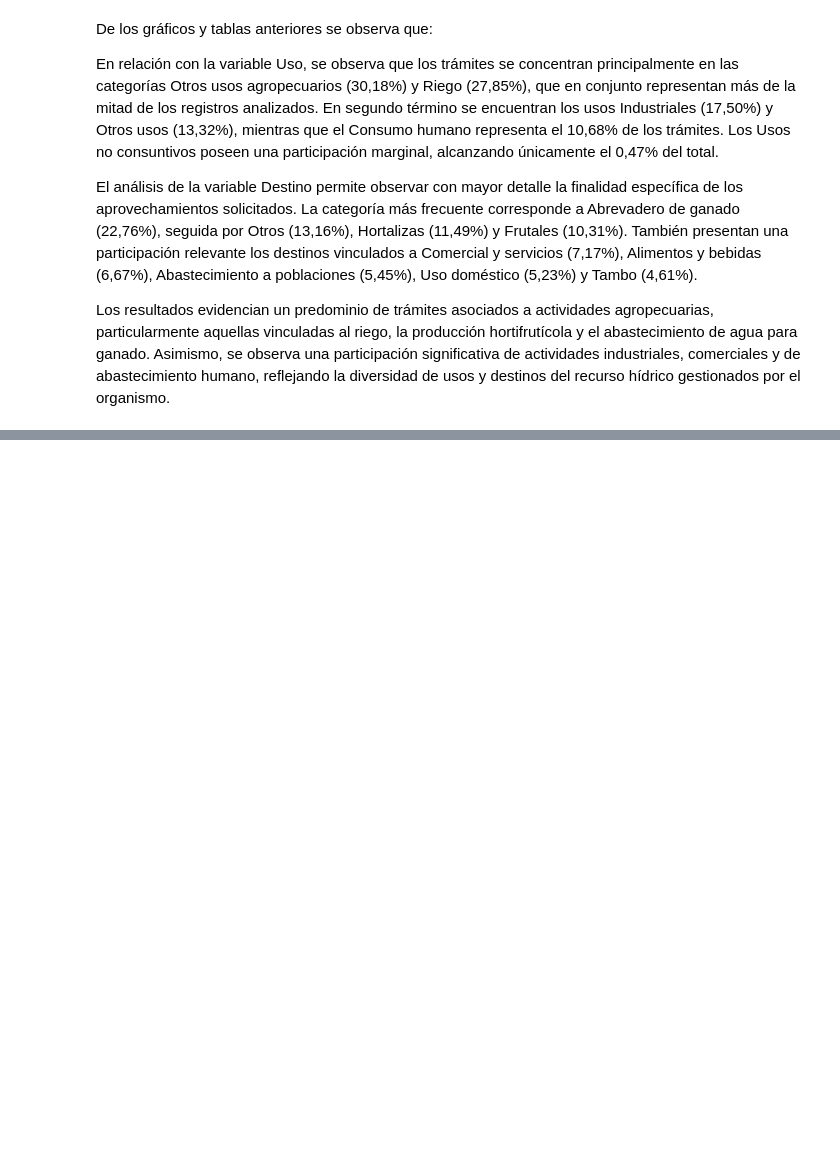
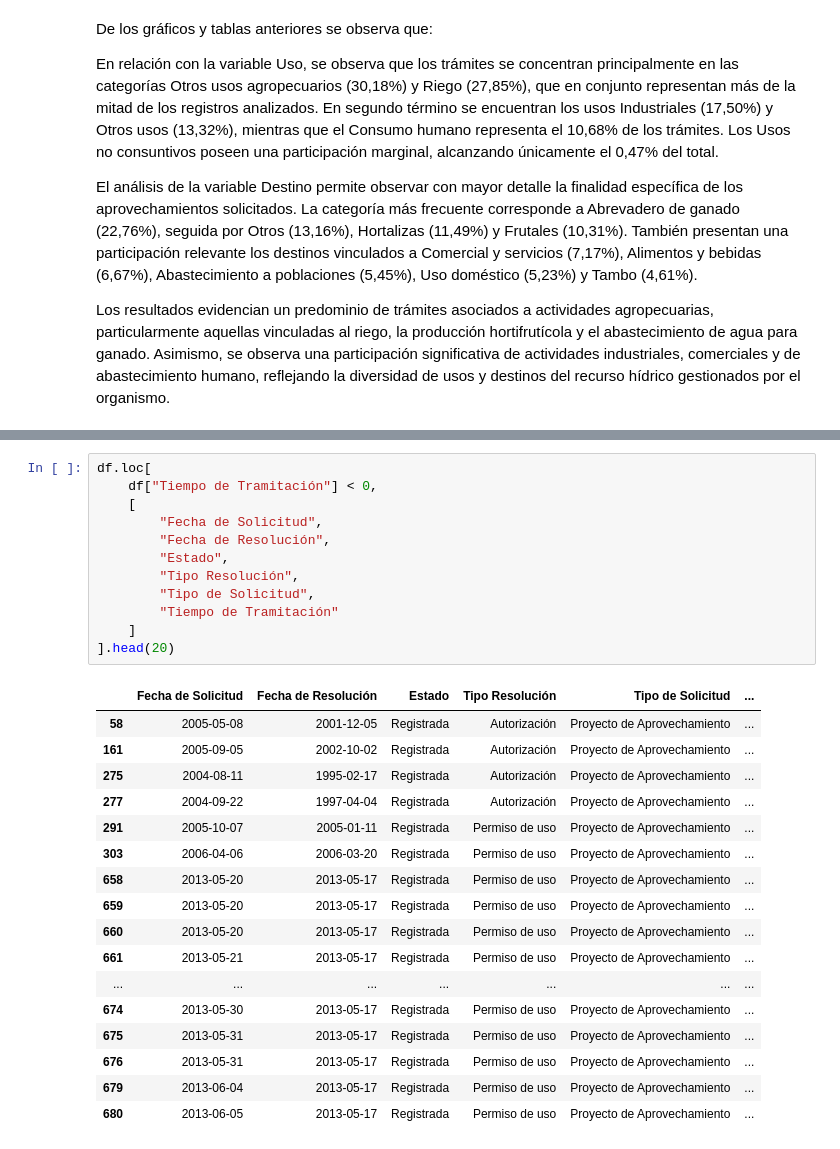
Before and after one commit to fcuneo/proyecto-python-diplomado, a Jupyter notebook: notebooks/practice.ipynb, the cells around one changed output, grey strips where cells are left out. Drawn from its saved outputs; the diff is of its cells as text; blank space fills up the shorter version.

```diff
--- a/notebooks/practice.ipynb
+++ b/notebooks/practice.ipynb
@@ -894,0 +1158,30 @@ Los resultados evidencian un predominio de trámites asociados a actividades agr
+# %%
+df.loc[
+    df["Tiempo de Tramitación"] < 0,
+    [
+        "Fecha de Solicitud",
+        "Fecha de Resolución",
+        "Estado",
+        "Tipo Resolución",
+        "Tipo de Solicitud",
+        "Tiempo de Tramitación"
+    ]
+].head(20)
+# %% [output]
+|  | Fecha de Solicitud | Fecha de Resolución | Estado | Tipo Resolución | Tipo de Solicitud | ... |
+| 58 | 2005-05-08 | 2001-12-05 | Registrada | Autorización | Proyecto de Aprovechamiento | ... |
+| 161 | 2005-09-05 | 2002-10-02 | Registrada | Autorización | Proyecto de Aprovechamiento | ... |
+| 275 | 2004-08-11 | 1995-02-17 | Registrada | Autorización | Proyecto de Aprovechamiento | ... |
+| 277 | 2004-09-22 | 1997-04-04 | Registrada | Autorización | Proyecto de Aprovechamiento | ... |
+| 291 | 2005-10-07 | 2005-01-11 | Registrada | Permiso de uso | Proyecto de Aprovechamiento | ... |
+| 303 | 2006-04-06 | 2006-03-20 | Registrada | Permiso de uso | Proyecto de Aprovechamiento | ... |
+| 658 | 2013-05-20 | 2013-05-17 | Registrada | Permiso de uso | Proyecto de Aprovechamiento | ... |
+| 659 | 2013-05-20 | 2013-05-17 | Registrada | Permiso de uso | Proyecto de Aprovechamiento | ... |
+| 660 | 2013-05-20 | 2013-05-17 | Registrada | Permiso de uso | Proyecto de Aprovechamiento | ... |
+| 661 | 2013-05-21 | 2013-05-17 | Registrada | Permiso de uso | Proyecto de Aprovechamiento | ... |
+| ... | ... | ... | ... | ... | ... | ... |
+| 674 | 2013-05-30 | 2013-05-17 | Registrada | Permiso de uso | Proyecto de Aprovechamiento | ... |
+| 675 | 2013-05-31 | 2013-05-17 | Registrada | Permiso de uso | Proyecto de Aprovechamiento | ... |
+| 676 | 2013-05-31 | 2013-05-17 | Registrada | Permiso de uso | Proyecto de Aprovechamiento | ... |
+| 679 | 2013-06-04 | 2013-05-17 | Registrada | Permiso de uso | Proyecto de Aprovechamiento | ... |
+| 680 | 2013-06-05 | 2013-05-17 | Registrada | Permiso de uso | Proyecto de Aprovechamiento | ... |
```
Also changed, not shown: parts of 28 cells of this notebook.
